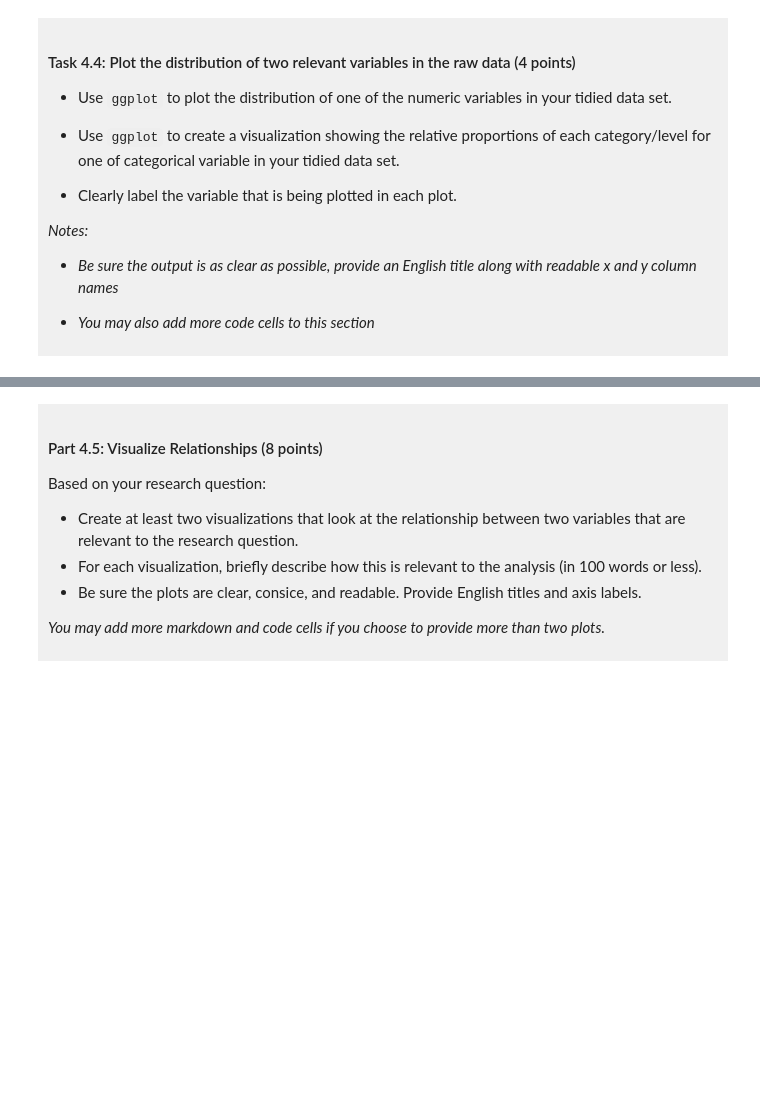
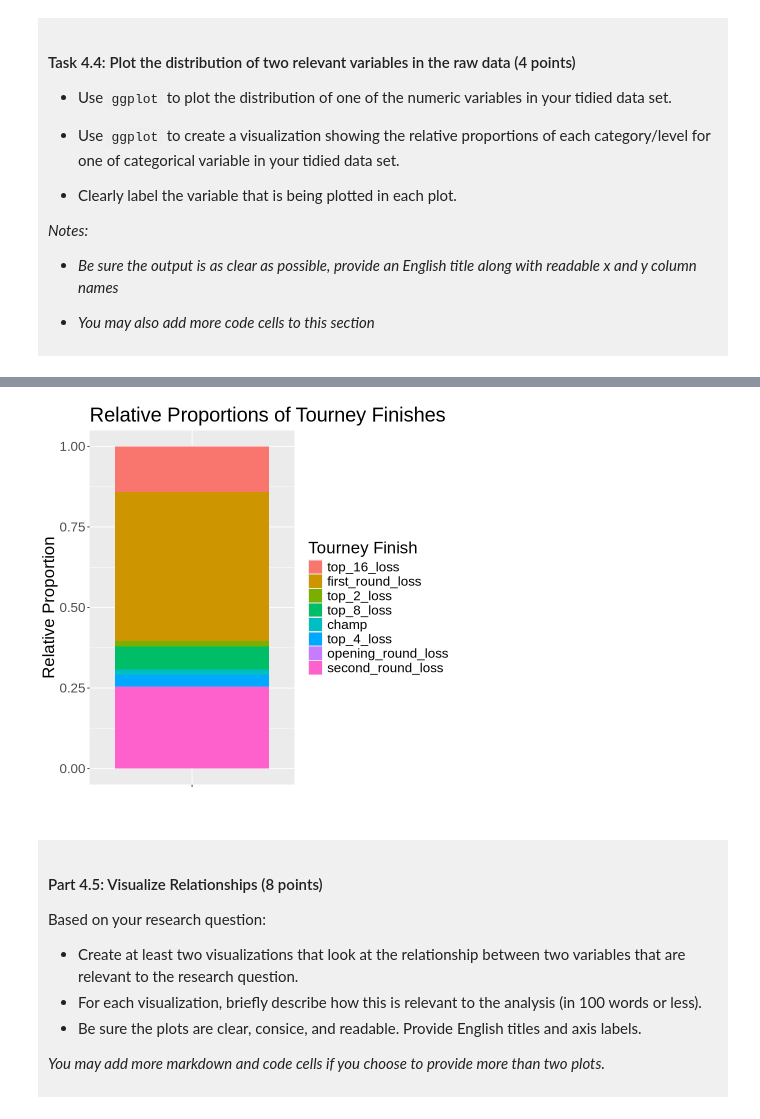
Before and after one commit to calebchow028/dsci-100-project-caleb-chow, a Jupyter notebook: dsci-100-project-notebook.ipynb, the cells around one changed output, grey strips where cells are left out. Cells and saved outputs as stored; diff of their text form; code cells hidden in the pictures; blank space fills up the shorter version.

```diff
--- a/dsci-100-project-notebook.ipynb
+++ b/dsci-100-project-notebook.ipynb
@@ -306,5 +359,25 @@ You will refine your research question (if needed) and produce a tidy data set.
 # %%
-### EDIT THIS CODE CELL FOR PLOT 2 ###
+# stub <- tidy_wmm_data |>
+#     ggplot(aes(x = tourney_finish)) +
+#     geom_bar() +
+#     labs(x = "Tourney Finishes",
+#          y = "Number of Teams") +
+#     theme(text = element_text(size = 20),
+#           axis.text.x = element_text(angle = 45, hjust = 1)) +
+#     ggtitle("Proportions of Tourney Finishes")
+# stub
+stub <- tidy_wmm_data |>
+    ggplot(aes(x = "", fill = tourney_finish)) +
+    geom_bar(position = "fill") +
+    labs(x = "",
+         y = "Relative Proportion",
+         fill = "Tourney Finish") +
+    theme(text = element_text(size = 20)) +
+    ggtitle("Relative Proportions of Tourney Finishes")
+
+stub
+# %% [output]
+[figure, added]
 # %% [markdown]
 <div style="background-color: #f0f0f0; padding: 10px;">
 
```
Also changed, not shown: parts of 6 cells of this notebook.
